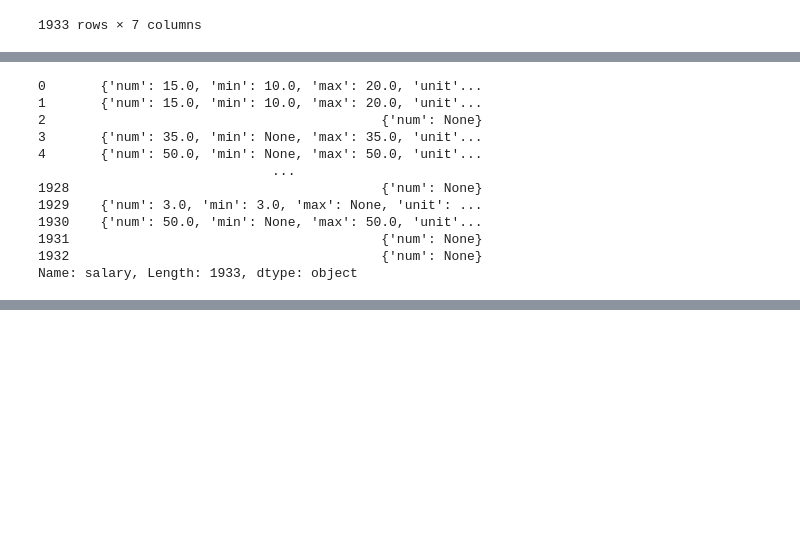
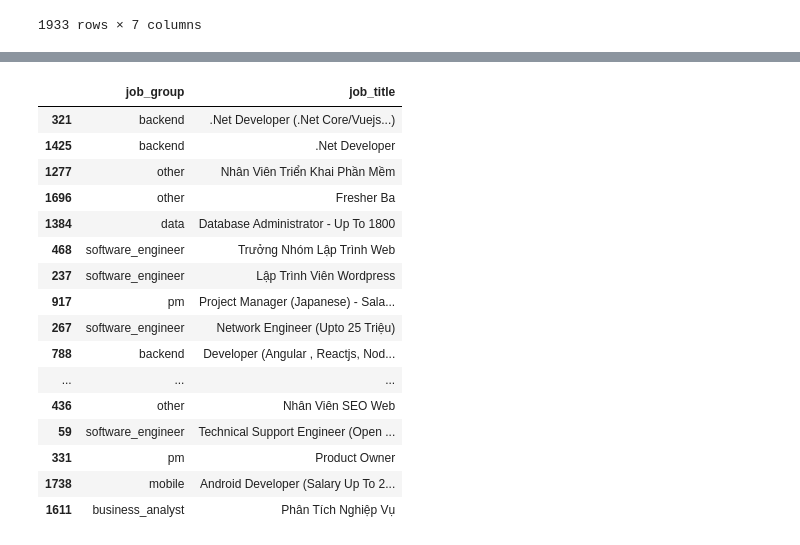
Before and after one commit to plat102/dec-lab, a Jupyter notebook: miniproject-1/eda.ipynb, the cells around one changed output, grey strips where cells are left out. Saved outputs shown, nothing was run; the diff lists cells and outputs as text; code cells hidden in the pictures; blank space fills up the shorter version.

Commit message:
feat: parse address & group job title

```diff
--- a/miniproject-1/eda.ipynb
+++ b/miniproject-1/eda.ipynb
@@ -65,24 +61,9 @@ extract_salary_info
-# %%
-df['salary'].apply(extract_salary_info)
-# %% [output]
-0       {'num': 15.0, 'min': 10.0, 'max': 20.0, 'unit'...
-1       {'num': 15.0, 'min': 10.0, 'max': 20.0, 'unit'...
-2                                           {'num': None}
-3       {'num': 35.0, 'min': None, 'max': 35.0, 'unit'...
-4       {'num': 50.0, 'min': None, 'max': 50.0, 'unit'...
-                              ...
-1928                                        {'num': None}
-1929    {'num': 3.0, 'min': 3.0, 'max': None, 'unit': ...
-1930    {'num': 50.0, 'min': None, 'max': 50.0, 'unit'...
-1931                                        {'num': None}
-1932                                        {'num': None}
-Name: salary, Length: 1933, dtype: object
 # %%
 df['salary_info'] = df['salary'].apply(extract_salary_info)
 df['salary_num'] = df['salary_info'].apply(lambda x: x.get('num')*(10**6)
     if (x.get('num') and 'VND' in x.get('unit')) else None)
-df['min_salary'] = df['salary_info'].apply(lambda x: x.get('min')*(10**6) if x.get('unit') == 'VND' else x.get('min'))
-df['max_salary'] = df['salary_info'].apply(lambda x: x.get('max')*(10**6) if x.get('unit') == 'VND' else x.get('max'))
+df['min_salary'] = df['salary_info'].apply(lambda x: x.get('min')*(10**6) if x.get('min') and x.get('unit') == 'VND' else x.get('min'))
+df['max_salary'] = df['salary_info'].apply(lambda x: x.get('max')*(10**6) if x.get('max') and x.get('unit') == 'VND' else x.get('max'))
 df['salary_unit'] = df['salary_info'].apply(lambda  x: x.get('unit'))
 
 df.head(10)
@@ -100,0 +84,6 @@ df.head(10)
+# %%
+df['address_info'] = df['address'].apply(lambda x: parse_address(x))
+
+# Get first address city & district info into
+df['city'] = df['address_info'].apply(lambda x: x[0].get('city'))
+df['district'] = df['address_info'].apply(lambda x: x[0].get('district'))
@@ -100,0 +92,21 @@ df.head(10)
+# %%
+df['job_group'] = df['job_title'].apply(classify_job_group)
+df[['job_group', 'job_title']].sample(n=20)
+# %% [output]
+|  | job_group | job_title |
+| 321 | backend | .Net Developer (.Net Core/Vuejs...) |
+| 1425 | backend | .Net Developer |
+| 1277 | other | Nhân Viên Triển Khai Phần Mềm |
+| 1696 | other | Fresher Ba |
+| 1384 | data | Database Administrator - Up To 1800 |
+| 468 | software_engineer | Trưởng Nhóm Lập Trình Web |
+| 237 | software_engineer | Lập Trình Viên Wordpress |
+| 917 | pm | Project Manager (Japanese) - Sala... |
+| 267 | software_engineer | Network Engineer (Upto 25 Triệu) |
+| 788 | backend | Developer (Angular , Reactjs, Nod... |
+| ... | ... | ... |
+| 436 | other | Nhân Viên SEO Web |
+| 59 | software_engineer | Technical Support Engineer (Open ... |
+| 331 | pm | Product Owner |
+| 1738 | mobile | Android Developer (Salary Up To 2... |
+| 1611 | business_analyst | Phân Tích Nghiệp Vụ |
```
Also changed, not shown: parts of 4 cells of this notebook, 6 other files.
